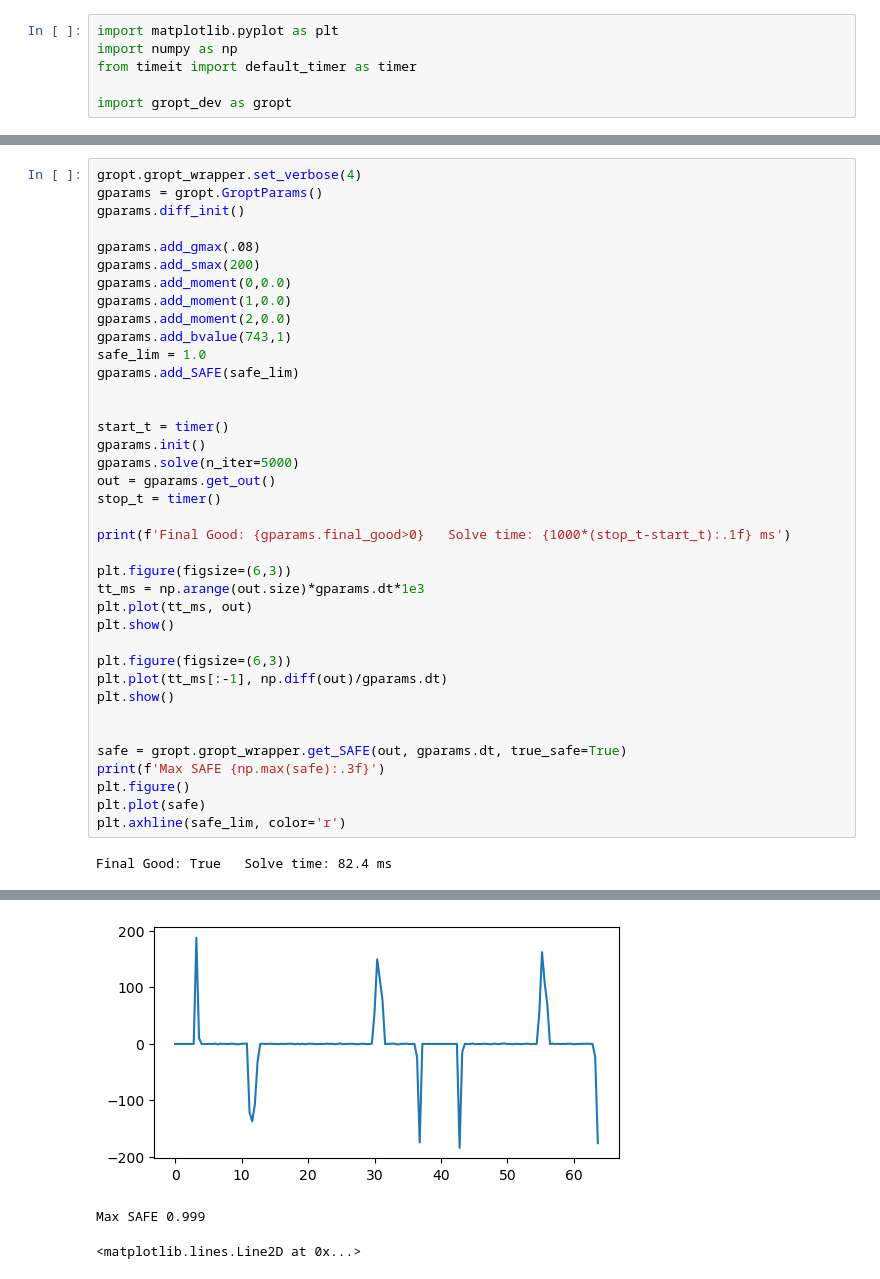
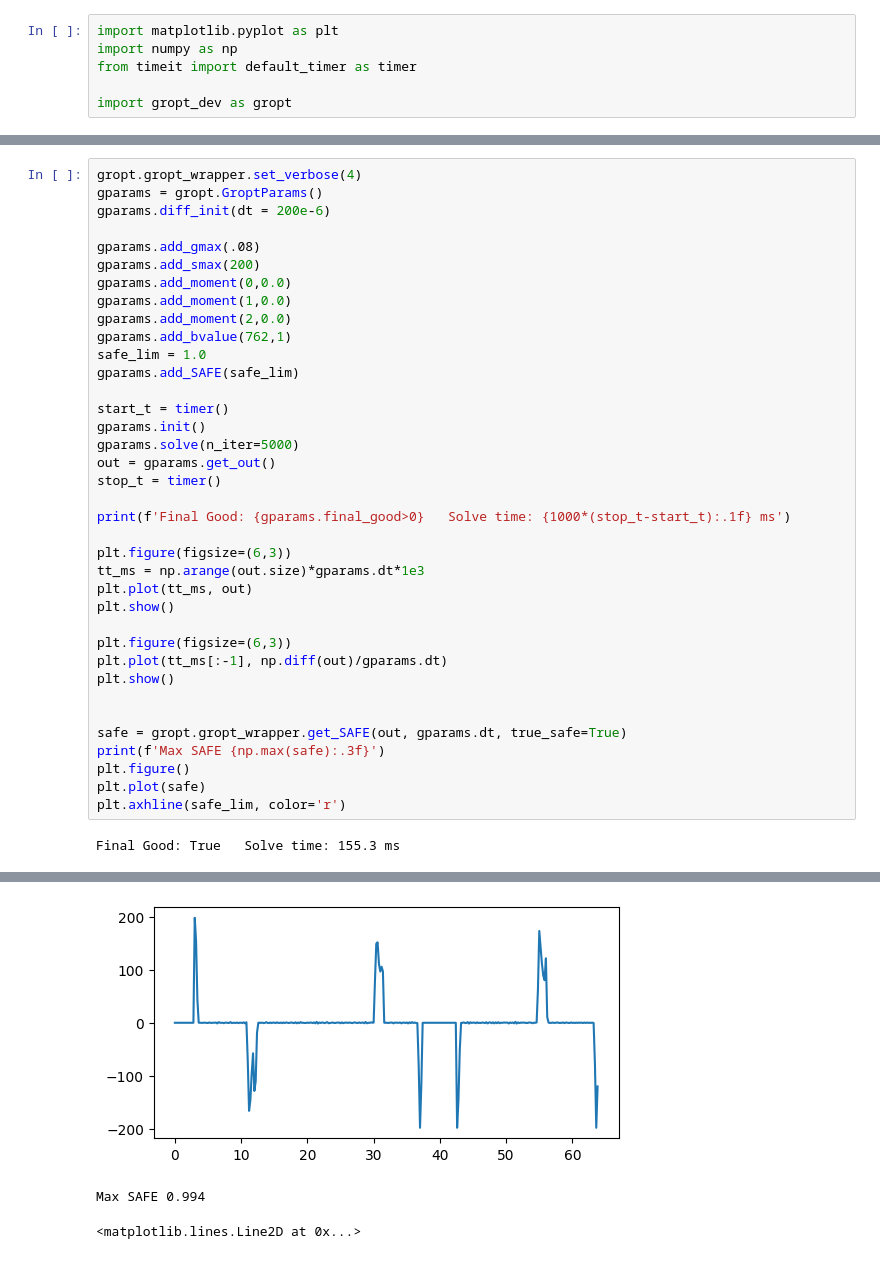
Before and after one commit to cmr-group/gropt-dev, a Jupyter notebook: examples/safe_diff/safe_diff.ipynb, the cells around one changed output, grey strips where cells are left out. Drawn from its saved outputs; the diff is of its cells as text.

```diff
--- a/examples/safe_diff/safe_diff.ipynb
+++ b/examples/safe_diff/safe_diff.ipynb
@@ -47,44 +47,43 @@ Max SAFE 1.469
 # %%
 gropt.gropt_wrapper.set_verbose(4)
 gparams = gropt.GroptParams()
-gparams.diff_init()
+gparams.diff_init(dt = 200e-6)
 
 gparams.add_gmax(.08)
 gparams.add_smax(200)
 gparams.add_moment(0,0.0)
 gparams.add_moment(1,0.0)
 gparams.add_moment(2,0.0)
-gparams.add_bvalue(743,1)
+gparams.add_bvalue(762,1)
 safe_lim = 1.0
 gparams.add_SAFE(safe_lim)
-
 
 start_t = timer()
 gparams.init()
 gparams.solve(n_iter=5000)
 out = gparams.get_out()
 stop_t = timer()
 
 print(f'Final Good: {gparams.final_good>0}   Solve time: {1000*(stop_t-start_t):.1f} ms')
 
 plt.figure(figsize=(6,3))
 tt_ms = np.arange(out.size)*gparams.dt*1e3
 plt.plot(tt_ms, out)
 plt.show()
 
 plt.figure(figsize=(6,3))
 plt.plot(tt_ms[:-1], np.diff(out)/gparams.dt)
 plt.show()
 
 
 safe = gropt.gropt_wrapper.get_SAFE(out, gparams.dt, true_safe=True)
 print(f'Max SAFE {np.max(safe):.3f}')
 plt.figure()
 plt.plot(safe)
 plt.axhline(safe_lim, color='r')
 # %% [output]
-Final Good: True   Solve time: 82.4 ms
+Final Good: True   Solve time: 155.3 ms
 [figure]
-[figure, old version]
+[figure, new version]
-Max SAFE 0.999
+Max SAFE 0.994
 <matplotlib.lines.Line2D at 0x...>
```
Also changed, not shown: parts of 2 cells of this notebook, 14 other files.
